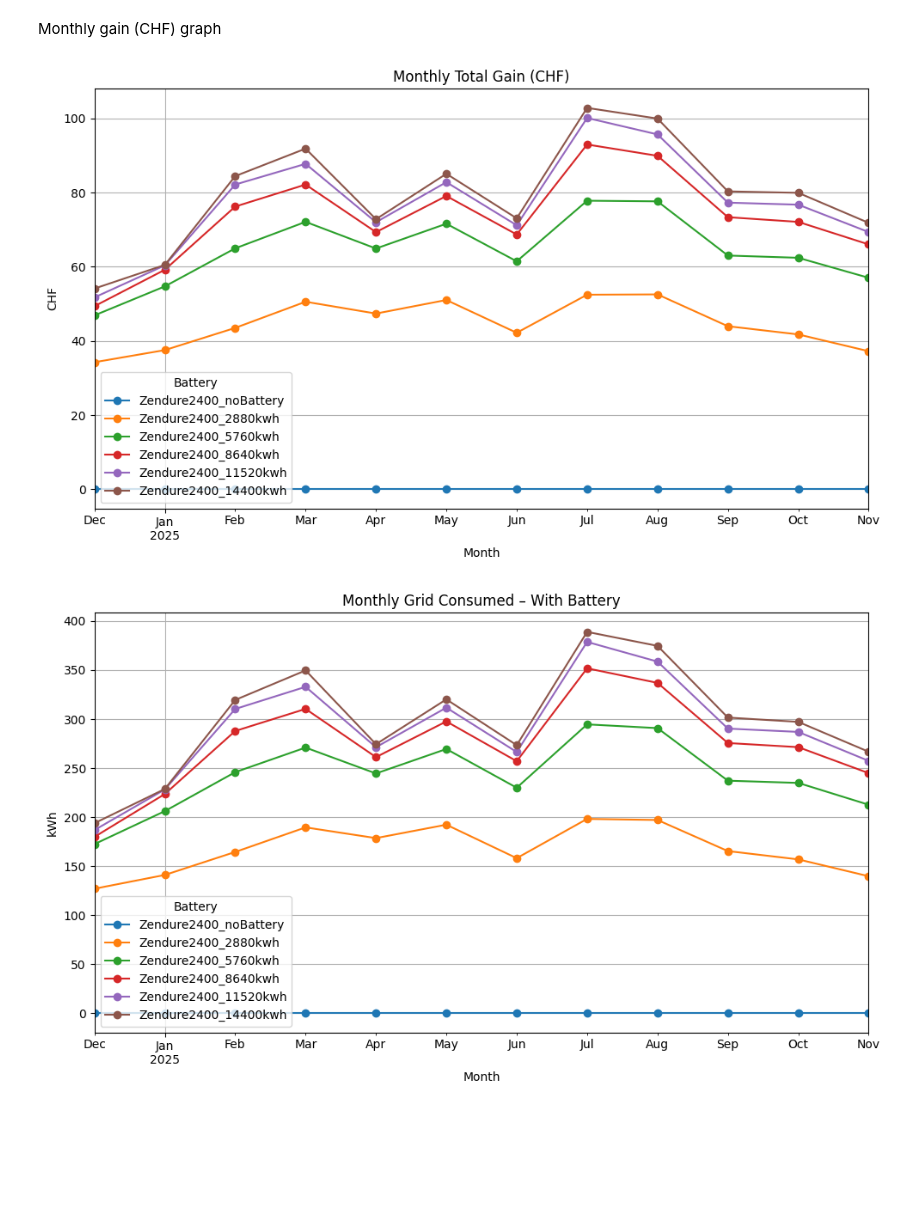
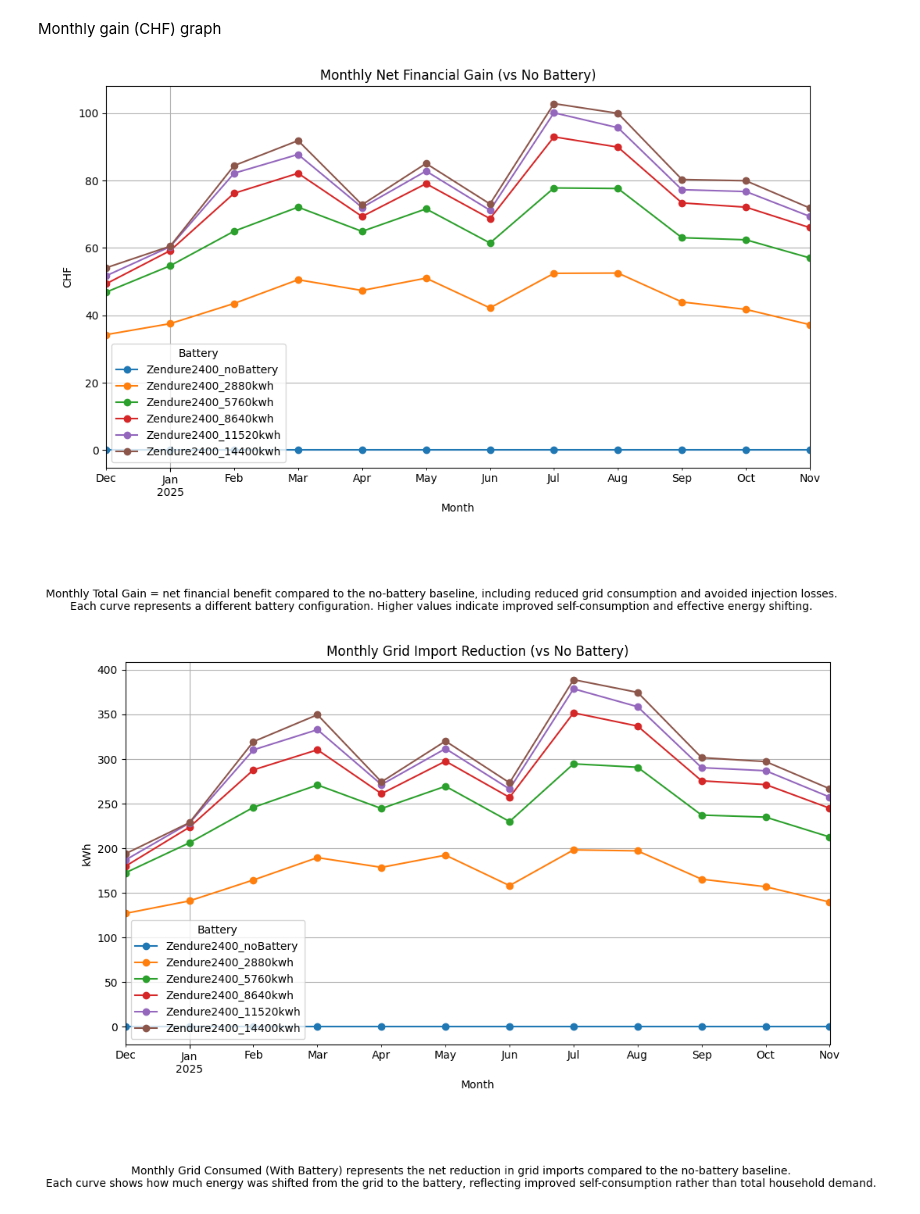
Before and after one commit to nicoMeynet/BatterySimu, a Jupyter notebook: battery_comparison_month.ipynb, the cells around one changed output. Saved outputs shown, nothing was run; the diff lists cells and outputs as text; code cells hidden in the pictures; blank space fills up the shorter version.

Commit message:
updated monthly graphs

```diff
--- a/battery_comparison_month.ipynb
+++ b/battery_comparison_month.ipynb
@@ -95,21 +95,30 @@ Monthly gain (CHF) graph
 # %%
 pivot_gain = df_monthly.pivot(
     index="month",
     columns="scenario",
     values="gain_chf"
 )
 
 pivot_gain = pivot_gain[scenario_order]
 
 pivot_gain.plot(marker="o")
-plt.title("Monthly Total Gain (CHF)")
+plt.title("Monthly Net Financial Gain (vs No Battery)")
 plt.xlabel("Month")
 plt.ylabel("CHF")
 plt.legend(title="Battery")
 plt.tight_layout()
+plt.figtext(
+    0.5, -0.18,
+    "Monthly Total Gain = net financial benefit compared to the no-battery baseline, "
+    "including reduced grid consumption and avoided injection losses.\n"
+    "Each curve represents a different battery configuration. "
+    "Higher values indicate improved self-consumption and effective energy shifting.",
+    ha="center",
+    fontsize=10
+)
 plt.show()
 # %% [output]
-[figure, old version]
+[figure, new version]
 # %%
 pivot_consumed = df_monthly.pivot(
     index="month",
@@ -120,14 +129,23 @@ pivot_consumed = df_monthly.pivot(
 pivot_consumed = pivot_consumed[scenario_order]
 
 pivot_consumed.plot(marker="o")
-plt.title("Monthly Grid Consumed – With Battery")
+plt.title("Monthly Grid Import Reduction (vs No Battery)")
 plt.xlabel("Month")
 plt.ylabel("kWh")
 plt.legend(title="Battery")
 plt.tight_layout()
+plt.figtext(
+    0.5, -0.18,
+    "Monthly Grid Consumed (With Battery) represents the net reduction in grid imports "
+    "compared to the no-battery baseline.\n"
+    "Each curve shows how much energy was shifted from the grid to the battery, "
+    "reflecting improved self-consumption rather than total household demand.",
+    ha="center",
+    fontsize=10
+)
 plt.show()
 # %% [output]
-[figure, old version]
+[figure, new version]
 # %%
 pivot_injected = df_monthly.pivot(
     index="month",
```
Also changed, not shown: parts of 14 cells of this notebook, 1 other file.
